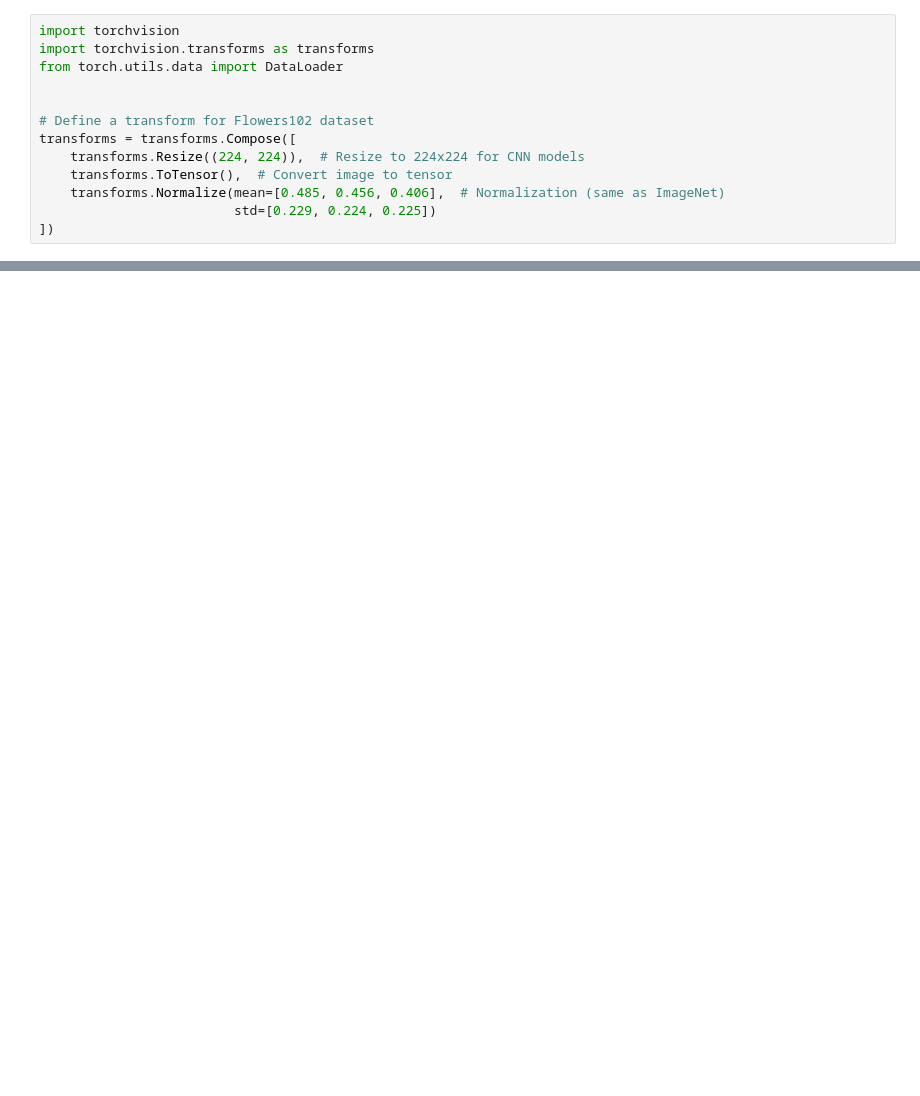
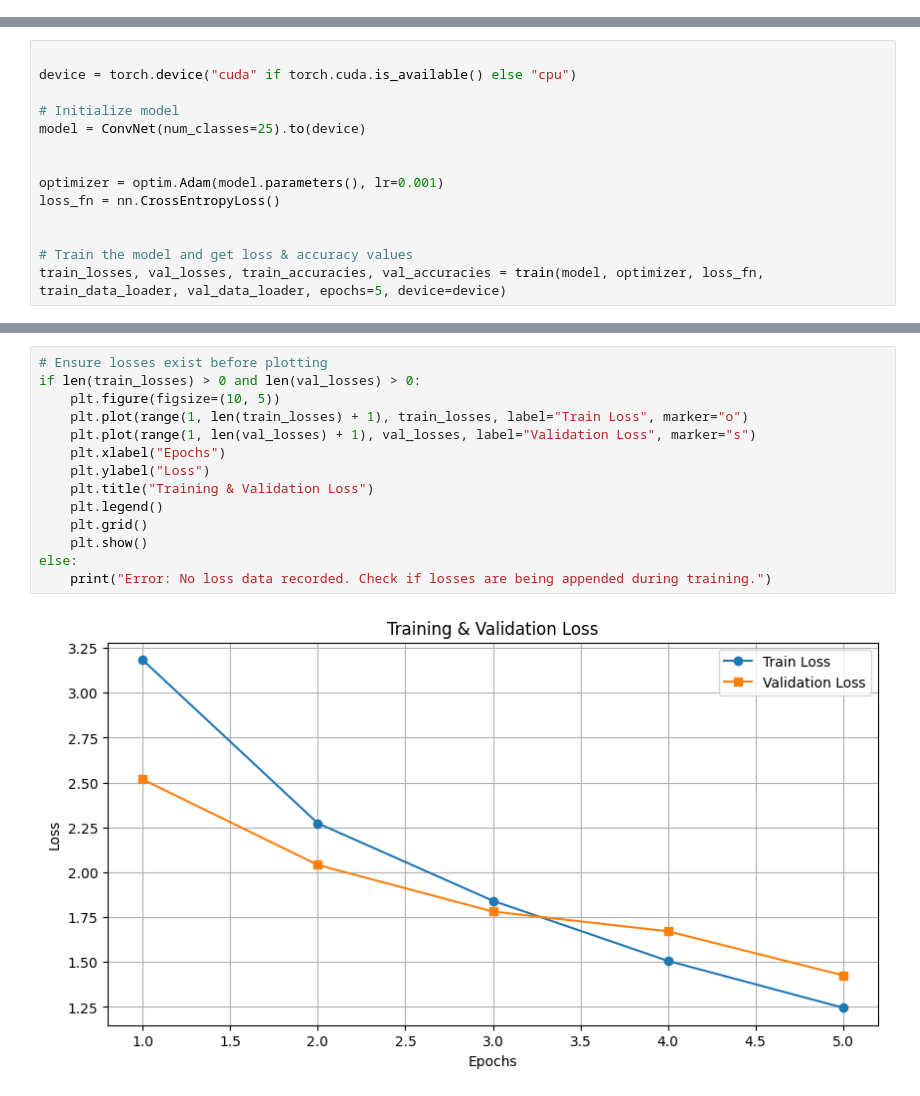
Before and after one commit to mohankrishna12/Deep-Learning-with-PyTorch, a Jupyter notebook: building_neural_networks.ipynb, the cells around one changed output, grey strips where cells are left out. Drawn from its saved outputs; the diff is of its cells as text; blank space fills up the shorter version.

```diff
--- a/building_neural_networks.ipynb
+++ b/building_neural_networks.ipynb
@@ -1,13 +0,0 @@
-# %%
-import torchvision
-import torchvision.transforms as transforms
-from torch.utils.data import DataLoader
-
-
-# Define a transform for Flowers102 dataset
-transforms = transforms.Compose([
-    transforms.Resize((224, 224)),  # Resize to 224x224 for CNN models
-    transforms.ToTensor(),  # Convert image to tensor
-    transforms.Normalize(mean=[0.485, 0.456, 0.406],  # Normalization (same as ImageNet)
-                         std=[0.229, 0.224, 0.225])
-])
@@ -58,0 +151,14 @@ B
+# %%
+
+device = torch.device("cuda" if torch.cuda.is_available() else "cpu")
+
+# Initialize model
+model = ConvNet(num_classes=25).to(device)
+
+
+optimizer = optim.Adam(model.parameters(), lr=0.001)
+loss_fn = nn.CrossEntropyLoss()
+
+
+# Train the model and get loss & accuracy values
+train_losses, val_losses, train_accuracies, val_accuracies = train(model, optimizer, loss_fn, train_data_loader, val_data_loader, epochs=5, device=device)
@@ -58,0 +172,16 @@ B
+# %%
+# Ensure losses exist before plotting
+if len(train_losses) > 0 and len(val_losses) > 0:
+    plt.figure(figsize=(10, 5))
+    plt.plot(range(1, len(train_losses) + 1), train_losses, label="Train Loss", marker="o")
+    plt.plot(range(1, len(val_losses) + 1), val_losses, label="Validation Loss", marker="s")
+    plt.xlabel("Epochs")
+    plt.ylabel("Loss")
+    plt.title("Training & Validation Loss")
+    plt.legend()
+    plt.grid()
+    plt.show()
+else:
+    print("Error: No loss data recorded. Check if losses are being appended during training.")
+# %% [output]
+[figure, added]
```
Also changed, not shown: parts of 11 cells of this notebook, 1 other file.
